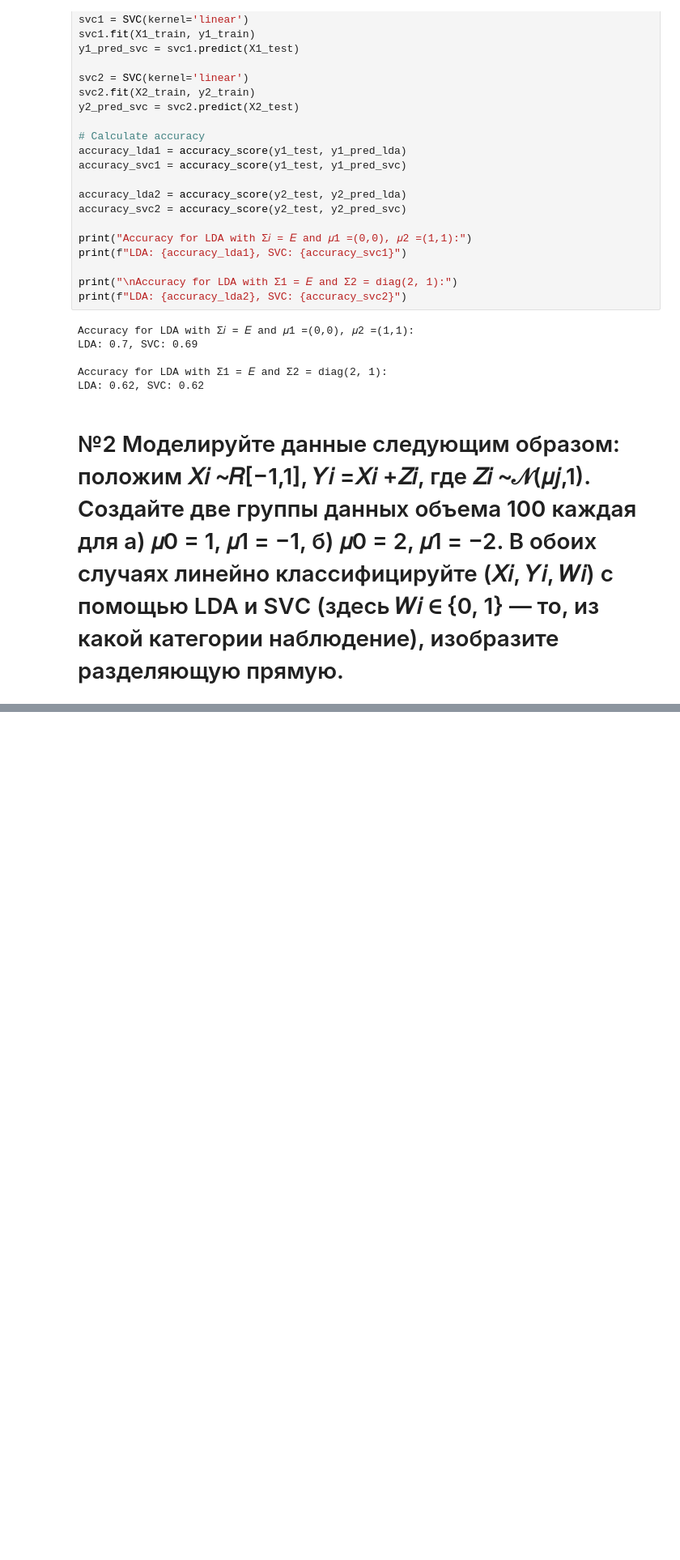
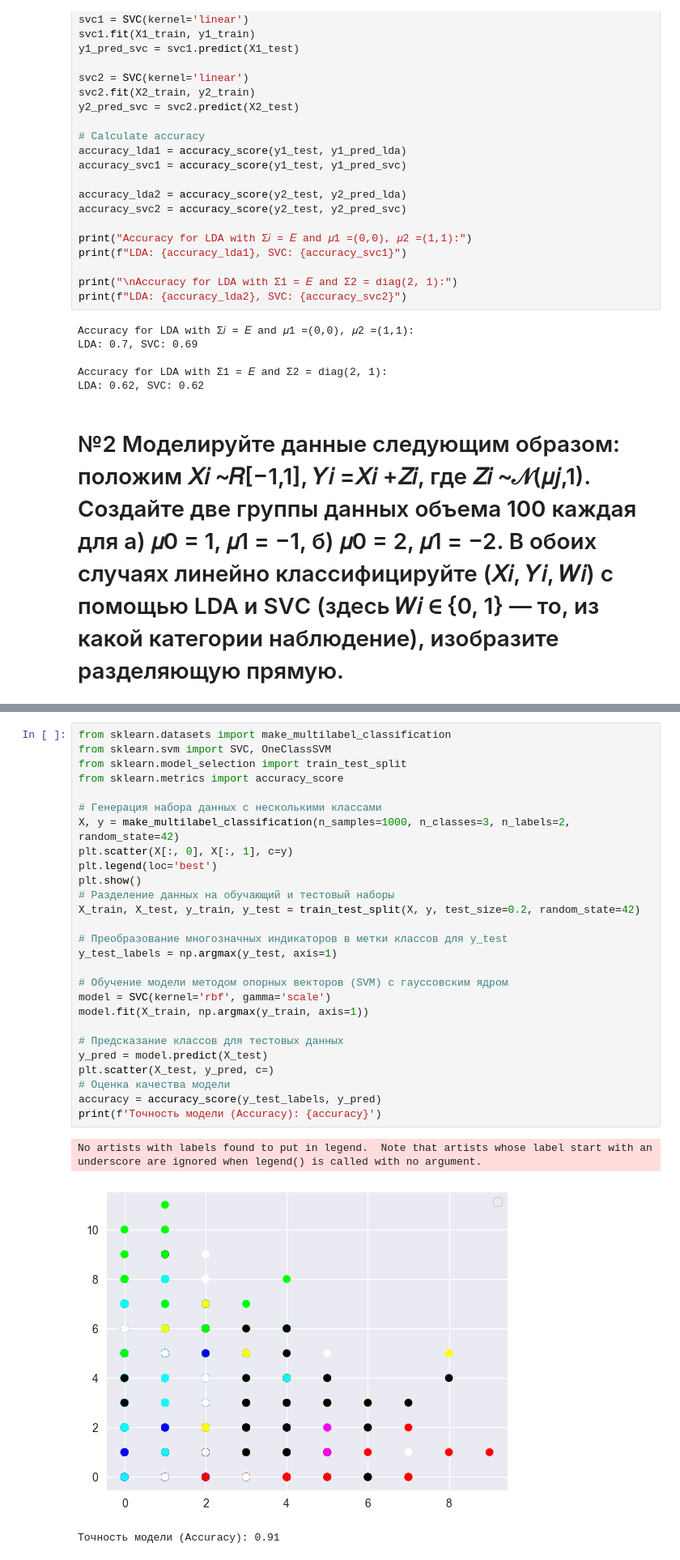
Before and after one commit to Saharochekl/DataAn2024, a Jupyter notebook: 03_05(T10_V1).ipynb, the cells around one changed output, grey strips where cells are left out. Shown at 81% size. Cells and saved outputs as stored; diff of their text form; blank space fills up the shorter version.

```diff
--- a/03_05(T10_V1).ipynb
+++ b/03_05(T10_V1).ipynb
@@ -155,0 +160,31 @@ plt.show()
+# %%
+from sklearn.datasets import make_multilabel_classification
+from sklearn.svm import SVC, OneClassSVM
+from sklearn.model_selection import train_test_split
+from sklearn.metrics import accuracy_score
+
+# Генерация набора данных с несколькими классами
+X, y = make_multilabel_classification(n_samples=1000, n_classes=3, n_labels=2, random_state=42)
+plt.scatter(X[:, 0], X[:, 1], c=y)
+plt.legend(loc='best')
+plt.show()
+# Разделение данных на обучающий и тестовый наборы
+X_train, X_test, y_train, y_test = train_test_split(X, y, test_size=0.2, random_state=42)
+
+# Преобразование многозначных индикаторов в метки классов для y_test
+y_test_labels = np.argmax(y_test, axis=1)
+
+# Обучение модели методом опорных векторов (SVM) с гауссовским ядром
+model = SVC(kernel='rbf', gamma='scale')
+model.fit(X_train, np.argmax(y_train, axis=1))
+
+# Предсказание классов для тестовых данных
+y_pred = model.predict(X_test)
+plt.scatter(X_test, y_pred, c=)
+# Оценка качества модели
+accuracy = accuracy_score(y_test_labels, y_pred)
+print(f'Точность модели (Accuracy): {accuracy}')
+# %% [output]
+No artists with labels found to put in legend.  Note that artists whose label start with an underscore are ignored when legend() is called with no argument.
+[figure, added]
+Точность модели (Accuracy): 0.91
```
Also changed, not shown: parts of 2 cells of this notebook.
